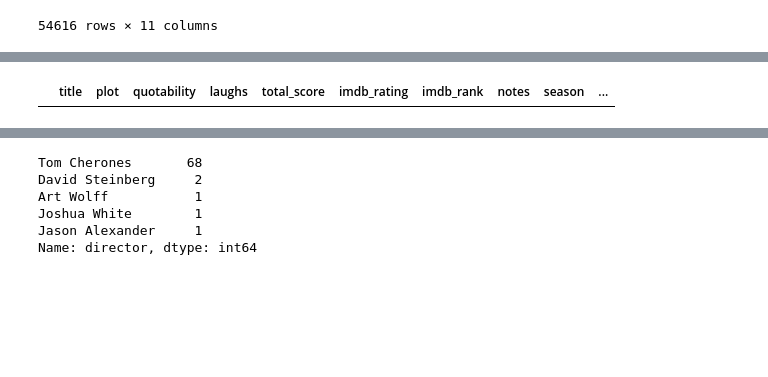
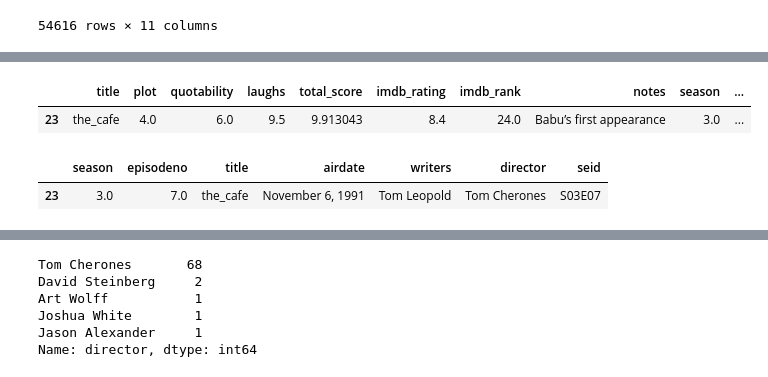
Before and after one commit to kevin-mal-smith/seinfeld, a Jupyter notebook: seinfeld_acquire.ipynb, the cells around one changed output, grey strips where cells are left out. Saved outputs shown, nothing was run; the diff lists cells and outputs as text; code cells hidden in the pictures; blank space fills up the shorter version.

```diff
--- a/seinfeld_acquire.ipynb
+++ b/seinfeld_acquire.ipynb
@@ -224,6 +223,12 @@ seinfeld.title.tolist()
 # %%
-seinfeld.title = seinfeld.title.str.replace(r"\d.*\d","").str.strip().str.replace(' ','_').str.lower()
+seinfeld.title = seinfeld.title.str.replace(r" \d.\d*","").str.strip().str.replace(' ','_').str.lower()
 # %%
-seinfeld[seinfeld.title=="the_cafe"]
+seinfeld[seinfeld.title==r"the_cafe"]
 # %% [output]
 |  | title | plot | quotability | laughs | total_score | imdb_rating | imdb_rank | notes | season | ... |
+| 23 | the_cafe | 4.0 | 6.0 | 9.5 | 9.913043 | 8.4 | 24.0 | Babu’s first appearance | 3.0 | ... |
+# %%
+episodes[episodes.title=='the_cafe']
+# %% [output]
+|  | season | episodeno | title | airdate | writers | director | seid |
+| 23 | 3.0 | 7.0 | the_cafe | November 6, 1991 | Tom Leopold | Tom Cherones | S03E07 |
```
Also changed, not shown: parts of 26 cells of this notebook, 1 other file.
